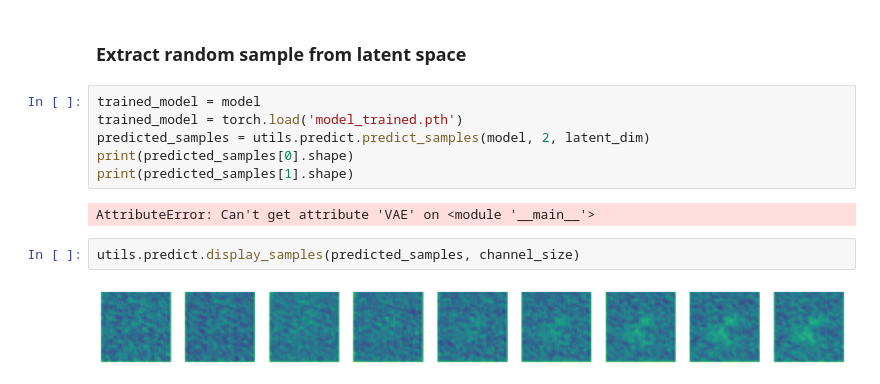
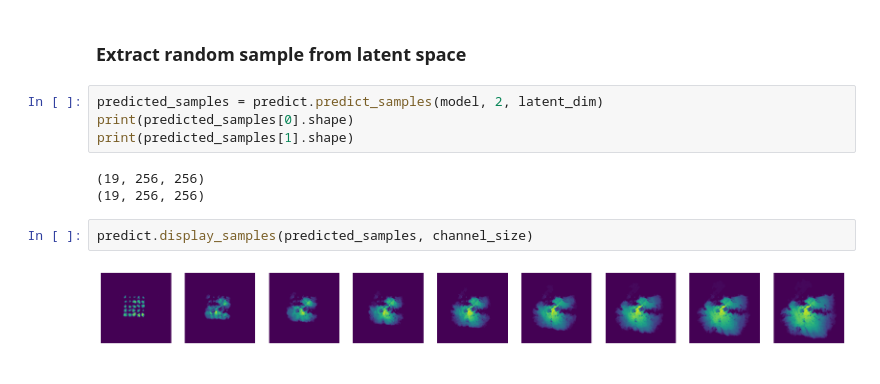
Before and after one commit to leomok82/VAE-project, a Jupyter notebook: objective_2.ipynb, the cells around one changed output. Saved outputs shown, nothing was run; the diff lists cells and outputs as text.

```diff
--- a/objective_2.ipynb
+++ b/objective_2.ipynb
@@ -85,14 +126,13 @@ log loss
 # %% [markdown]
 ### Extract random sample from latent space
 # %%
-trained_model = model
-trained_model = torch.load('model_trained.pth')
-predicted_samples = utils.predict.predict_samples(model, 2, latent_dim)
+predicted_samples = predict.predict_samples(model, 2, latent_dim)
 print(predicted_samples[0].shape)
 print(predicted_samples[1].shape)
 # %% [output]
-AttributeError: Can't get attribute 'VAE' on <module '__main__'>
+(19, 256, 256)
+(19, 256, 256)
 # %%
-utils.predict.display_samples(predicted_samples, channel_size)
+predict.display_samples(predicted_samples, channel_size)
 # %% [output]
-[figure, old version]
+[figure, new version]
```
Also changed, not shown: parts of 4 cells of this notebook, 3 other files.
